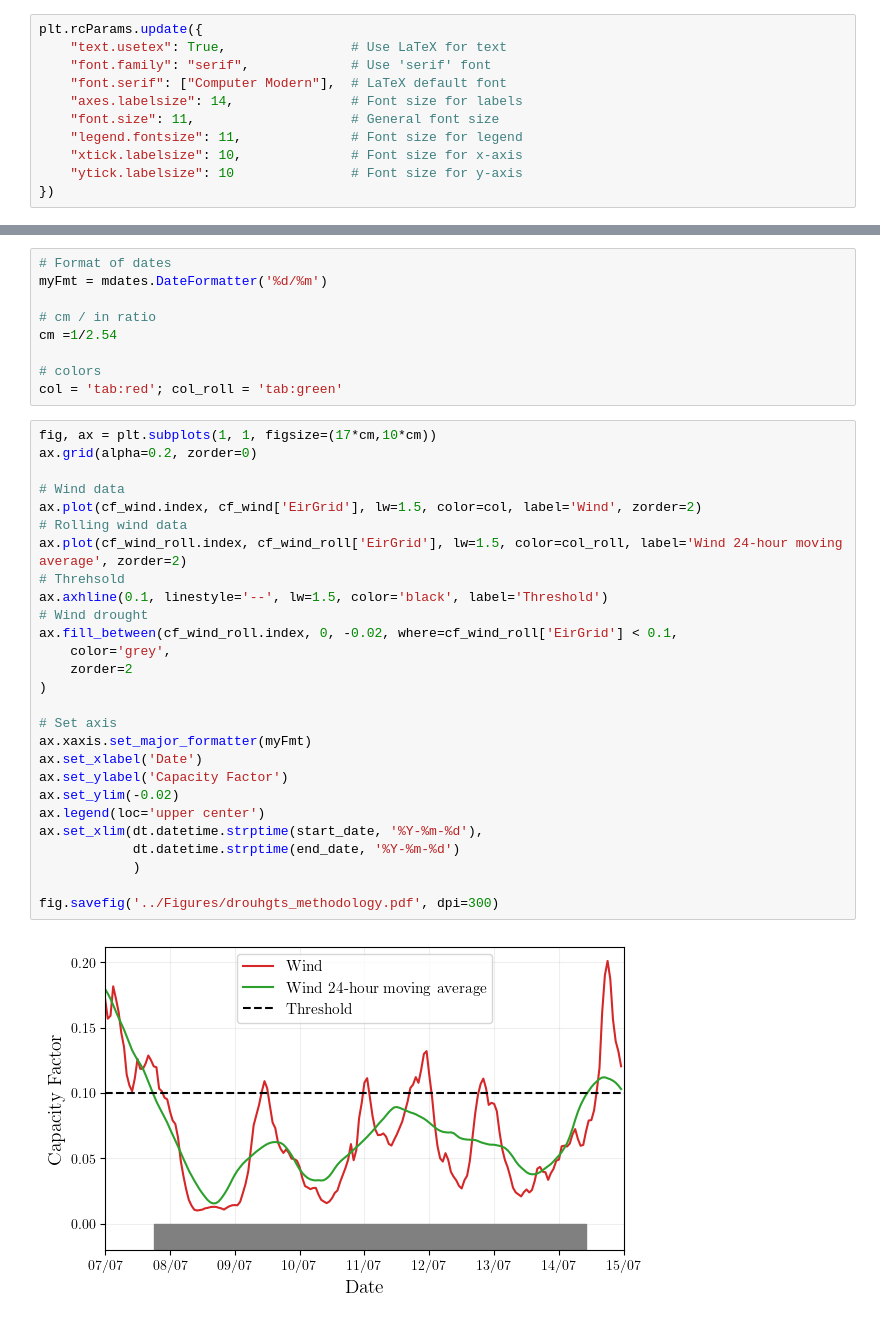
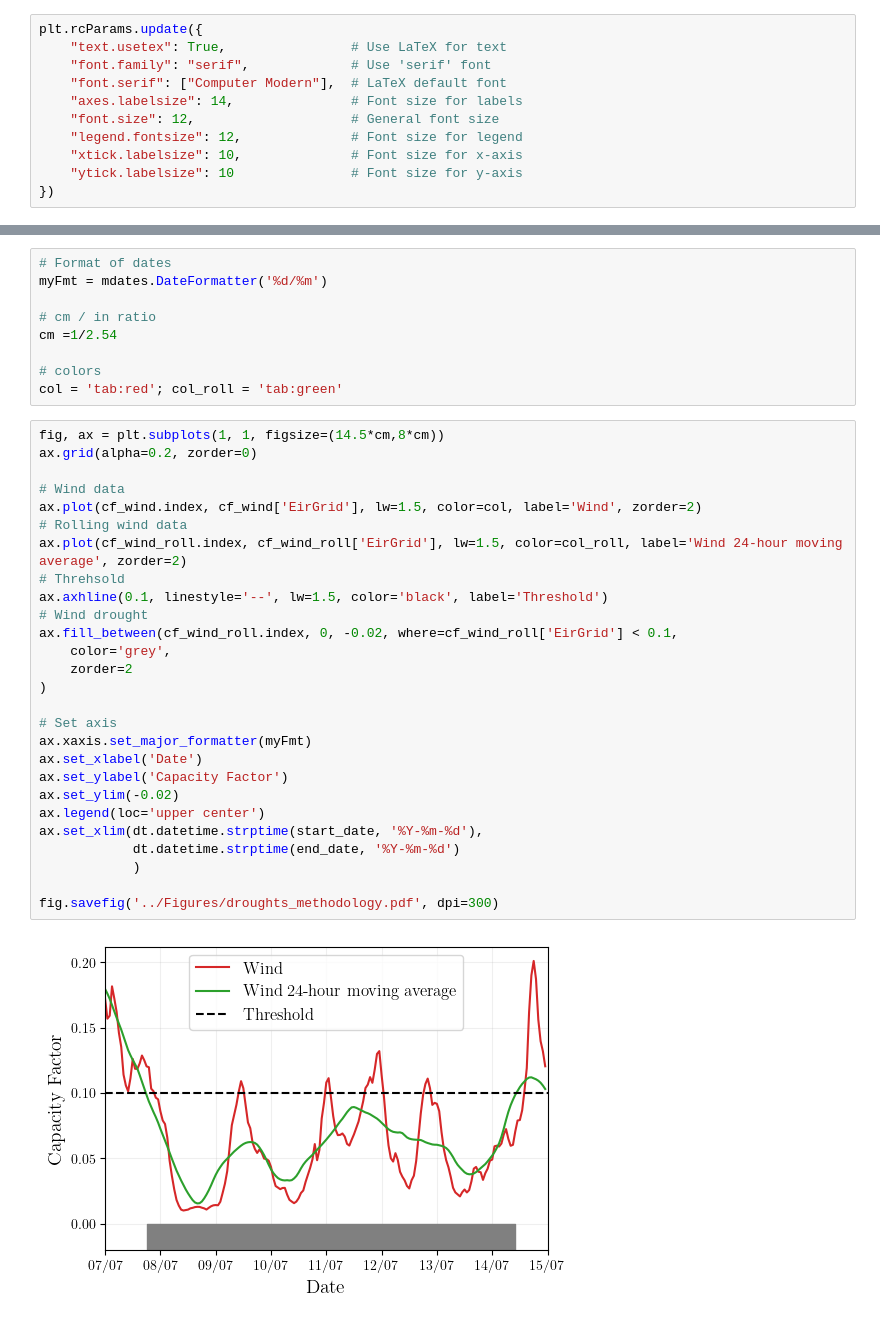
Before and after one commit to BorisM202/RES_droughts, a Jupyter notebook: Scripts/droughts_methodology.ipynb, the cells around one changed output, grey strips where cells are left out. Saved outputs shown, nothing was run; the diff lists cells and outputs as text.

Commit message:
Update Figures

```diff
--- a/Scripts/droughts_methodology.ipynb
+++ b/Scripts/droughts_methodology.ipynb
@@ -15,8 +15,8 @@ plt.rcParams.update({
     "font.family": "serif",             # Use 'serif' font
     "font.serif": ["Computer Modern"],  # LaTeX default font
     "axes.labelsize": 14,               # Font size for labels
-    "font.size": 11,                    # General font size
-    "legend.fontsize": 11,              # Font size for legend
+    "font.size": 12,                    # General font size
+    "legend.fontsize": 12,              # Font size for legend
     "xtick.labelsize": 10,              # Font size for x-axis
     "ytick.labelsize": 10               # Font size for y-axis
 })
@@ -55,31 +55,31 @@ cm =1/2.54
 # colors
 col = 'tab:red'; col_roll = 'tab:green'
 # %%
-fig, ax = plt.subplots(1, 1, figsize=(17*cm,10*cm))
+fig, ax = plt.subplots(1, 1, figsize=(14.5*cm,8*cm))
 ax.grid(alpha=0.2, zorder=0)
 
 # Wind data
 ax.plot(cf_wind.index, cf_wind['EirGrid'], lw=1.5, color=col, label='Wind', zorder=2)
 # Rolling wind data
 ax.plot(cf_wind_roll.index, cf_wind_roll['EirGrid'], lw=1.5, color=col_roll, label='Wind 24-hour moving average', zorder=2)
 # Threhsold
 ax.axhline(0.1, linestyle='--', lw=1.5, color='black', label='Threshold')
 # Wind drought
 ax.fill_between(cf_wind_roll.index, 0, -0.02, where=cf_wind_roll['EirGrid'] < 0.1,
     color='grey',
     zorder=2
 )
 
 # Set axis
 ax.xaxis.set_major_formatter(myFmt)
 ax.set_xlabel('Date')
 ax.set_ylabel('Capacity Factor')
 ax.set_ylim(-0.02)
 ax.legend(loc='upper center')
 ax.set_xlim(dt.datetime.strptime(start_date, '%Y-%m-%d'),
             dt.datetime.strptime(end_date, '%Y-%m-%d')
             )
 
-fig.savefig('../Figures/drouhgts_methodology.pdf', dpi=300)
+fig.savefig('../Figures/droughts_methodology.pdf', dpi=300)
 # %% [output]
-[figure, old version]
+[figure, new version]
```
Also changed, not shown: 18 other files.
